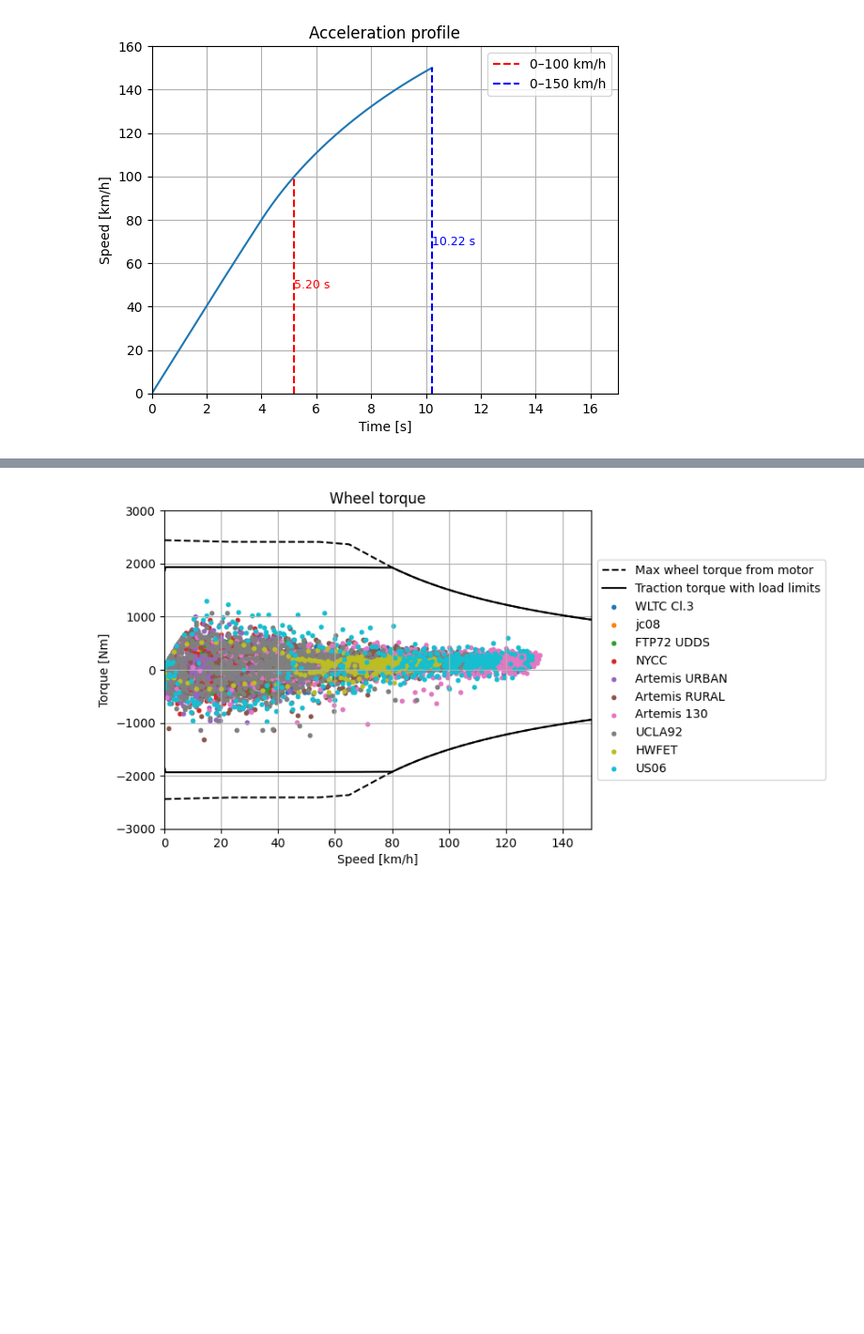
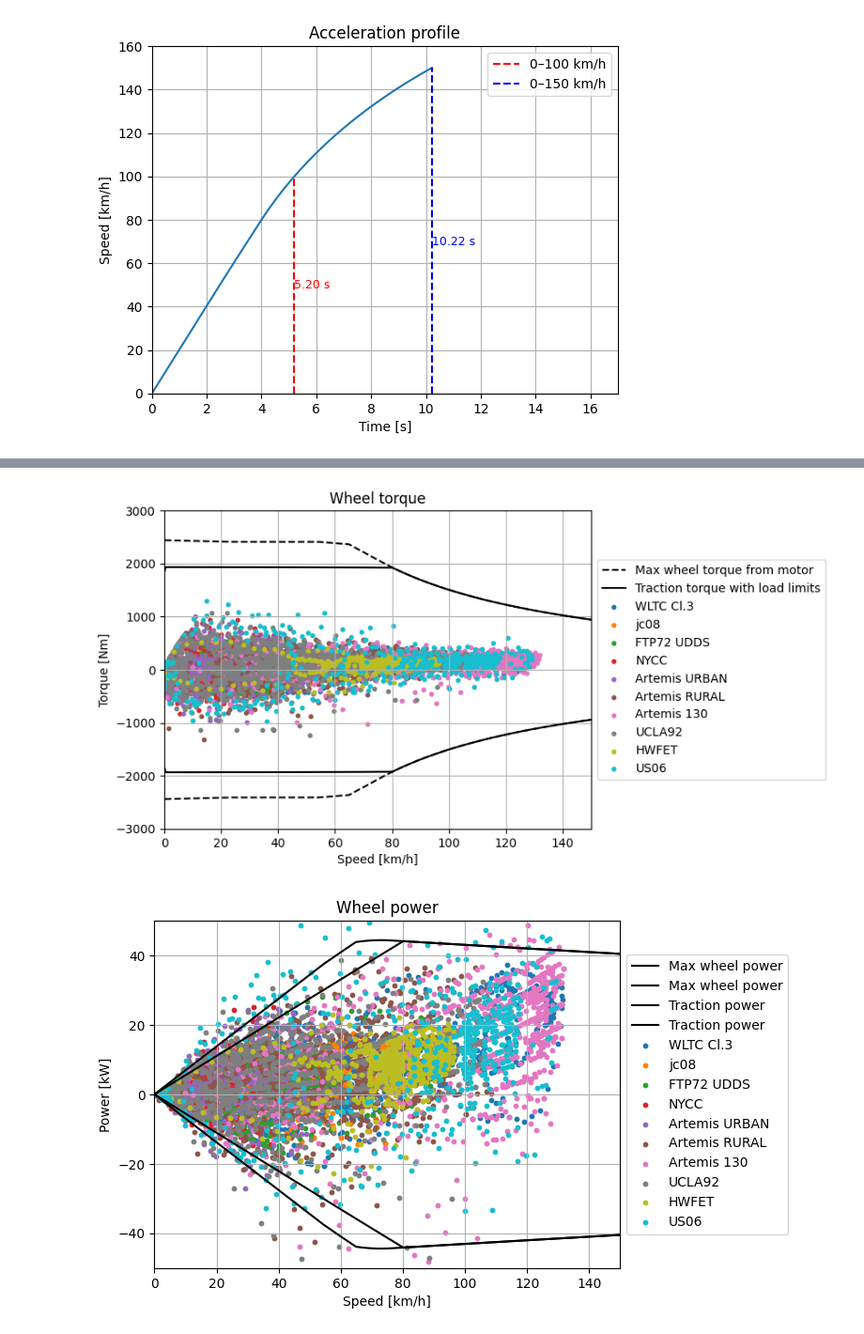
Before and after one commit to KTH-EPE/Electrical-machines-and-drives, a Jupyter notebook: e-machine KPI evaluation from vehicle requirement/calculate_acc_time_Morgan_Plus4.ipynb, the cells around one changed output, grey strips where cells are left out. Shown at 94% size. Drawn from its saved outputs; the diff is of its cells as text; code cells hidden in the pictures; blank space fills up the shorter version.

```diff
--- a/e-machine KPI evaluation from vehicle requirement/calculate_acc_time_Morgan_Plus4.ipynb
+++ b/e-machine KPI evaluation from vehicle requirement/calculate_acc_time_Morgan_Plus4.ipynb
@@ -354,6 +354,8 @@ def accel_time(grade=0.0, dt=0.01, v_target=100, a_cc=0.0, scale=1.0):
         Dict_temp['Traction force[N]'].append(F_trac)
         Dict_temp['Road load[N]'].append(F_load)
         Dict_temp['Car speed[km/h]'].append(v * 3.6)
+        Dict_temp['Wheel power[kW]'].append(F_trac * v / 1000)
+        Dict_temp['Max power[kW]'].append(F_trac_max * v / 1000)
 
         if a == 0 and t > 2:
             break
@@ -605,27 +492,76 @@ Text(0.5, 1.0, 'WLTC Cl.3 - power')
 # %%
+Dict_DC_name = {
+    "WLTC_Cl3_53": "WLTC Cl.3",
+    "jpjc08": "jc08",
+    "FTP72UDDS": "FTP72 UDDS",
+    "NYCC": "NYCC",
+    "ArtemisURBAN": "Artemis URBAN",
+    "ArtemisRURAL": "Artemis RURAL",
+    "ArtemisMW130": "Artemis 130",
+    "UCLA92": "UCLA92",
+    "HWFET": "HWFET",
+    "US06": "US06",
+    }
+
+Dict_DC_data = defaultdict()
+for filename_DC, title_DC in Dict_DC_name.items():
+    DF_DC = pd.read_csv("drive_cycle/" + filename_DC + ".csv")
+    DF_DC["F_roll"] = m_car * g * Cr * np.ones_like(DF_DC["t"])
+    DF_DC["F_drag"] = 0.5 * Cd * Af * DF_DC["v"]**2
+    DF_DC["F_climb"] = m_car * g * np.sin(DF_DC["alpha"])
+    DF_DC["F_acc"] = m_car * DF_DC["a"]
+    DF_DC["F_trac"] = DF_DC["F_roll"] + DF_DC["F_drag"] + DF_DC["F_climb"] + DF_DC["F_acc"]
+    DF_DC["Trq_trac"] = DF_DC["F_trac"] * r_wheel
+    DF_DC["P_wheel"] = DF_DC["F_trac"] * DF_DC["v"]
+    w_em = DF_DC["v"]/r_wheel * k_gear
+    DF_DC["n_em"] = w_em * 30 / np.pi
+    Trq_wheel = DF_DC["F_trac"] * r_wheel
+
+    idcs_gen = DF_DC["P_wheel"][DF_DC["P_wheel"] < 0].index
+    idcs_mot = DF_DC["P_wheel"][DF_DC["P_wheel"] >= 0].index
+
+    DF_DC["Trq_em"] = np.zeros_like(Trq_wheel)
+    DF_DC.loc[idcs_mot, "Trq_em"] = Trq_wheel[idcs_mot] / k_gear / eta_gear
+    DF_DC.loc[idcs_gen, "Trq_em"] = Trq_wheel[idcs_gen] / k_gear * eta_gear
+
+    DF_DC["P_em"] = w_em * DF_DC["Trq_em"]
+    Dict_DC_data[filename_DC] = DF_DC
+
 Trq_wheel_lim = np.ceil(DF_flat_150_s['Max wheel torque[Nm]'].max() * 1.1/500)*500
 plt.figure()
 plt.plot(DF_flat_150_s['Car speed[km/h]'], DF_flat_150_s['Max wheel torque[Nm]'], "--", color="black", label="Max wheel torque from motor")
 plt.plot(DF_flat_150_s['Car speed[km/h]'], -DF_flat_150_s['Max wheel torque[Nm]'], "--", color="black")
 plt.plot(DF_flat_150_s['Car speed[km/h]'], DF_flat_150_s['Traction torque[Nm]'], color="black", label="Traction torque with load limits")
 plt.plot(DF_flat_150_s['Car speed[km/h]'], -DF_flat_150_s['Traction torque[Nm]'], color="black")
 plt.xlim(0, 150)
 plt.ylim(-Trq_wheel_lim, Trq_wheel_lim)
-for filename_DC in list_DC_filename:
-    DF_DC = pd.read_csv("drive_cycle/" + filename_DC + ".csv")
-    title_DC = Dict_DC_name[filename_DC]
-    DF_DC["F_roll"] = m_car * g * Cr * np.ones_like(DF_DC["t"])
-    DF_DC["F_drag"] = 0.5 * Cd * Af * DF_DC["v"]**2
-    DF_DC["F_climb"] = m_car * g * np.sin(DF_DC["alpha"])
-    DF_DC["F_acc"] = m_car * DF_DC["a"]
-    DF_DC["F_trac"] = DF_DC["F_roll"] + DF_DC["F_drag"] + DF_DC["F_climb"] + DF_DC["F_acc"]
-    DF_DC["Trq_trac"] = DF_DC["F_trac"] * r_wheel
+for filename_DC, title_DC in Dict_DC_name.items():
+    DF_DC = Dict_DC_data[filename_DC]
     plt.scatter(DF_DC["v"]*3.6, DF_DC["Trq_trac"], label=title_DC, s=10)
 plt.xlabel("Speed [km/h]")
 plt.ylabel("Torque [Nm]")
 plt.title("Wheel torque")
 plt.legend(loc='center left', bbox_to_anchor=(1, 0.5))
 plt.grid(True)
 plt.show()
+
+P_wheel_lim = np.ceil(DF_flat_150_s['Max wheel power[kW]'].max() * 1.1/50)*50
+plt.figure()
+plt.plot(DF_flat_150_s['Car speed[km/h]'], DF_flat_150_s['Max wheel power[kW]'], color="black", label="Max wheel power")
+plt.plot(DF_flat_150_s['Car speed[km/h]'], -DF_flat_150_s['Max wheel power[kW]'], color="black", label="Max wheel power")
+plt.plot(DF_flat_150_s['Car speed[km/h]'], DF_flat_150_s['Traction power[kW]'], color="black", label="Traction power")
+plt.plot(DF_flat_150_s['Car speed[km/h]'], -DF_flat_150_s['Traction power[kW]'], color="black", label="Traction power")
+plt.xlim(0, 150)
+plt.ylim(-P_wheel_lim, P_wheel_lim)
+for filename_DC, title_DC in Dict_DC_name.items():
+    DF_DC = Dict_DC_data[filename_DC]
+    plt.scatter(DF_DC["v"]*3.6, DF_DC["P_em"]/1000, label=title_DC, s=10)
+plt.xlabel("Speed [km/h]")
+plt.ylabel("Power [kW]")
+plt.title("Wheel power")
+plt.legend(loc='center left', bbox_to_anchor=(1, 0.5))
+plt.grid(True)
+plt.show()
 # %% [output]
 [figure]
+[figure, added]
```
Also changed, not shown: parts of 5 cells of this notebook.
